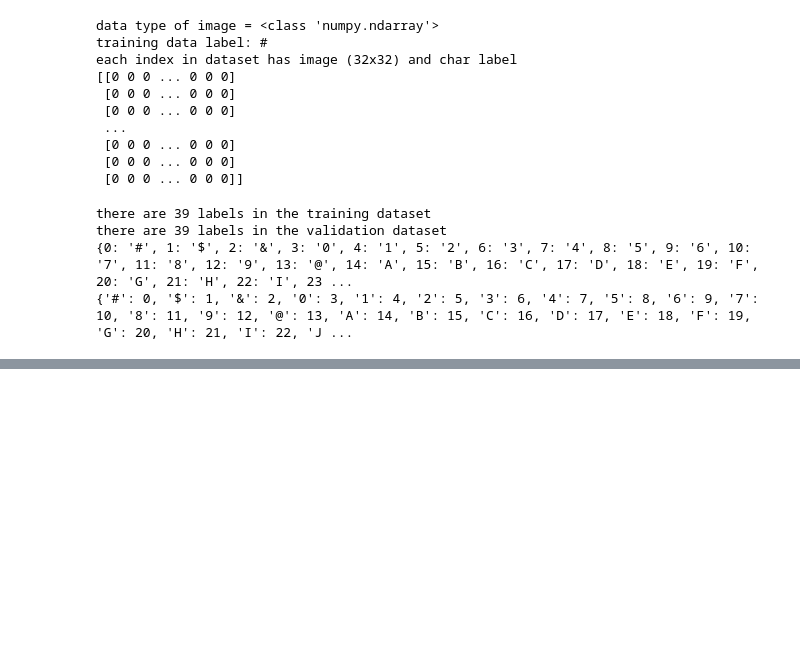
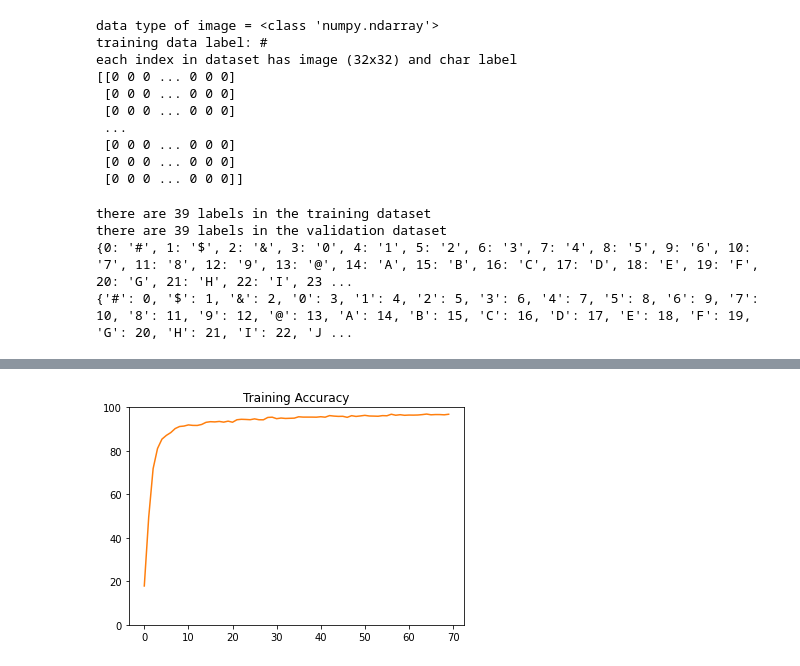
Before and after one commit to CharFox1/CompVisProj, a Jupyter notebook: model.ipynb, the cells around one changed output, grey strips where cells are left out. Saved outputs shown, nothing was run; the diff lists cells and outputs as text; code cells hidden in the pictures; blank space fills up the shorter version.

```diff
--- a/model.ipynb
+++ b/model.ipynb
@@ -249,9 +250,20 @@ predicted P for P
+# %%
+def findAccuracy(outputs, labels):
+  accuracy = 0
+  for i in range(len(outputs)):
+    if outputs[i].cpu().detach().numpy().argmax() == labels[i]:
+      accuracy += 1
+
+  return (accuracy/len(outputs))
 # %%
 import torch.optim as optim
 lossFunc = nn.CrossEntropyLoss()
 opt = optim.SGD(convModel.parameters(), lr=0.001)
 
-num_epochs = 25
+num_epochs = 10
+
+testLoss = []
+testAcc = []
 
 for epoch in range(num_epochs):
   running_loss = 0
@@ -268,11 +280,13 @@ for epoch in range(num_epochs):
     loss.backward()
     opt.step()
 
-    running_acc += torch.sum(outputs.argmax(1)==labels)
+    running_acc += findAccuracy(outputs, labels)
 
     running_loss += loss.item()
     if i % 1000 == 999:
-      print("[%d, %5d] loss: %.5f acc: %.3f" % (epoch + 1, i + 1, running_loss / 1000, running_acc / 1000))
+      testLoss.append(running_loss)
+      testAcc.append(running_acc/10)
+      print("[%d, %5d] loss: %.5f acc: %.3f%%" % (epoch + 1, i + 1, running_loss / 1000, running_acc / 10))
       running_loss = 0
       running_acc = 0
 
@@ -297,0 +294,9 @@ Done!
+# %%
+fig = plt.figure()
+ax = fig.add_subplot(1,1,1)
+ax.plot(testAcc, color="tab:orange")
+ax.set_ylim([0,100])
+ax.set_title("Training Accuracy")
+plt.show()
+# %% [output]
+[figure, added]
```
Also changed, not shown: parts of 16 cells of this notebook.
